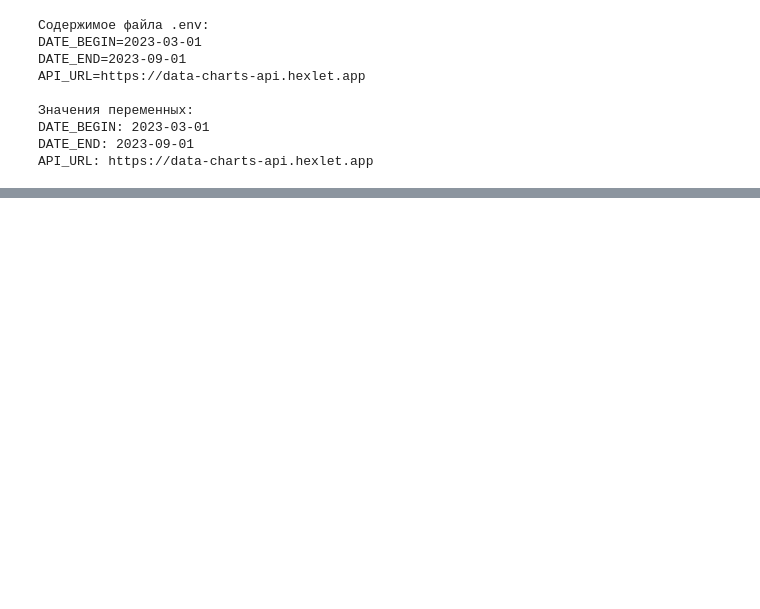
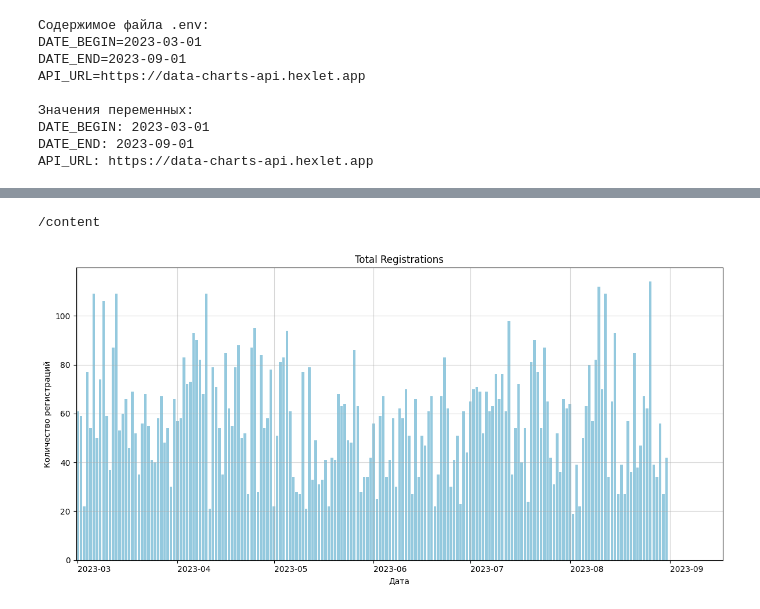
Before and after one commit to Allexxandr/data-analytics-project-100, a Jupyter notebook: charts_project.ipynb, the cells around one changed output, grey strips where cells are left out. Saved outputs shown, nothing was run; the diff lists cells and outputs as text; code cells hidden in the pictures; blank space fills up the shorter version.

```diff
--- a/charts_project.ipynb
+++ b/charts_project.ipynb
@@ -114,0 +127,16 @@ result_df.to_json('ads.json', orient='records')
+# %%
+visits_group = latest_visits.groupby(['date_group', 'platform']).size().reset_index(name='visits')
+
+
+reg_group = reg.groupby(['date_group', 'platform']).size().reset_index(name='registrations')
+
+conversion = pd.merge(visits_group, reg_group, how='inner', on=['date_group', 'platform']).fillna(0)
+
+conversion['visits'] = conversion['visits'].fillna(0)
+conversion['registrations'] = conversion['registrations'].fillna(0)
+
+conversion['conversion'] = (conversion['registrations'] * 100.0 / conversion['visits']).fillna(0)
+
+conversion.to_json('./conversion.json')
+
+conversion.head(70)
@@ -125,0 +219,28 @@ import seaborn as sns
+# %%
+print(os.getcwd())
+# %% [output]
+/content
+# %%
+plt.figure(figsize=(12, 6))
+sns.barplot(data=ads, x='date_group', y='registrations', color='skyblue')
+
+ads['date_group'] = pd.to_datetime(ads['date_group'])
+monthly_ticks = ads[ads['date_group'].dt.is_month_start]
+
+plt.xticks(
+    ticks=monthly_ticks.index,
+    labels=monthly_ticks['date_group'].dt.strftime('%Y-%m'),
+    rotation=0,
+    ha='left'
+)
+
+plt.xlabel('Дата')
+plt.ylabel('Количество регистраций')
+plt.title('Total Registrations')
+plt.grid(alpha=0.5)
+plt.tight_layout()
+
+plt.savefig('./charts/total_registrations.png')
+plt.show()
+# %% [output]
+[figure, added]
```
Also changed, not shown: parts of 50 cells of this notebook.
